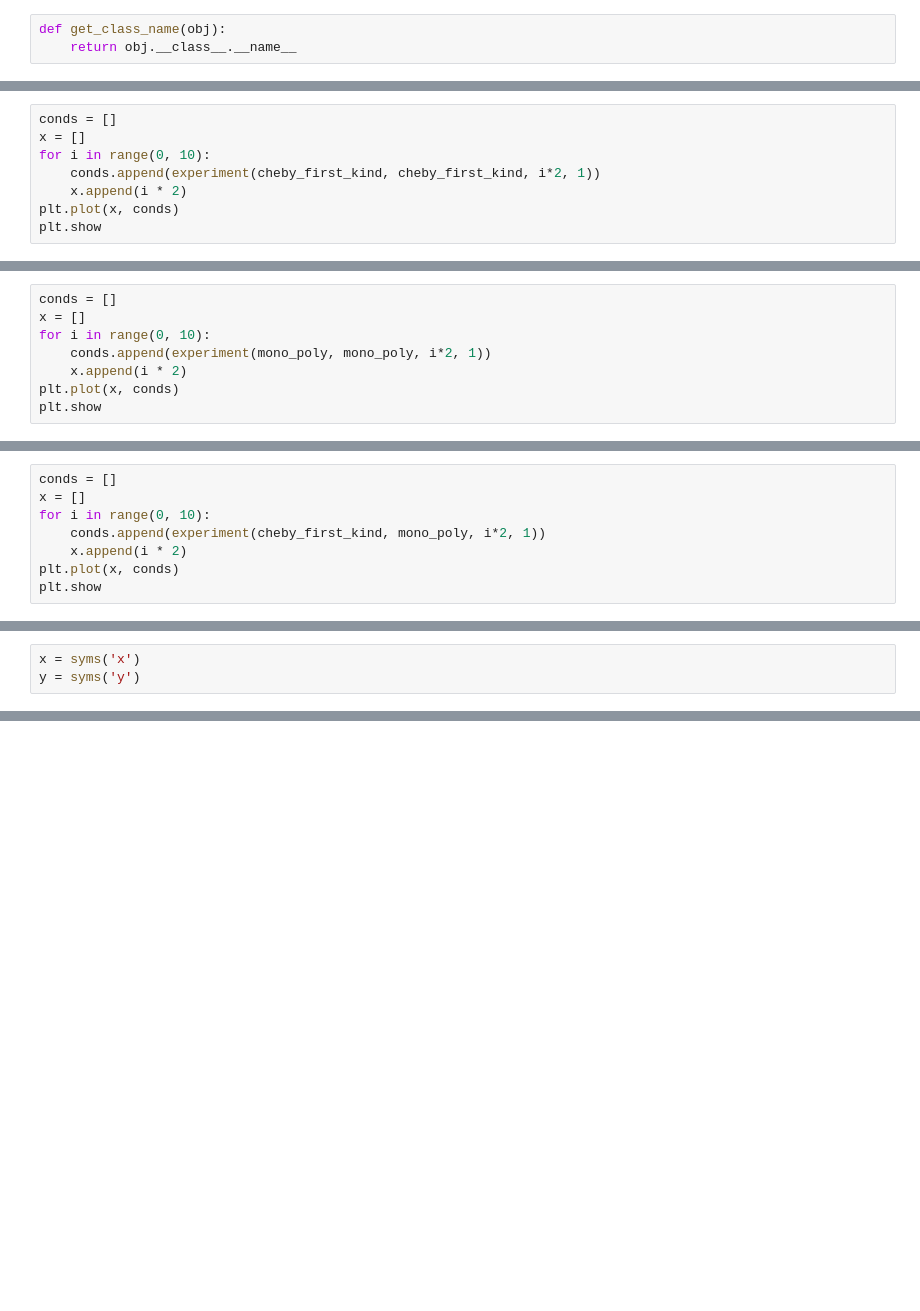
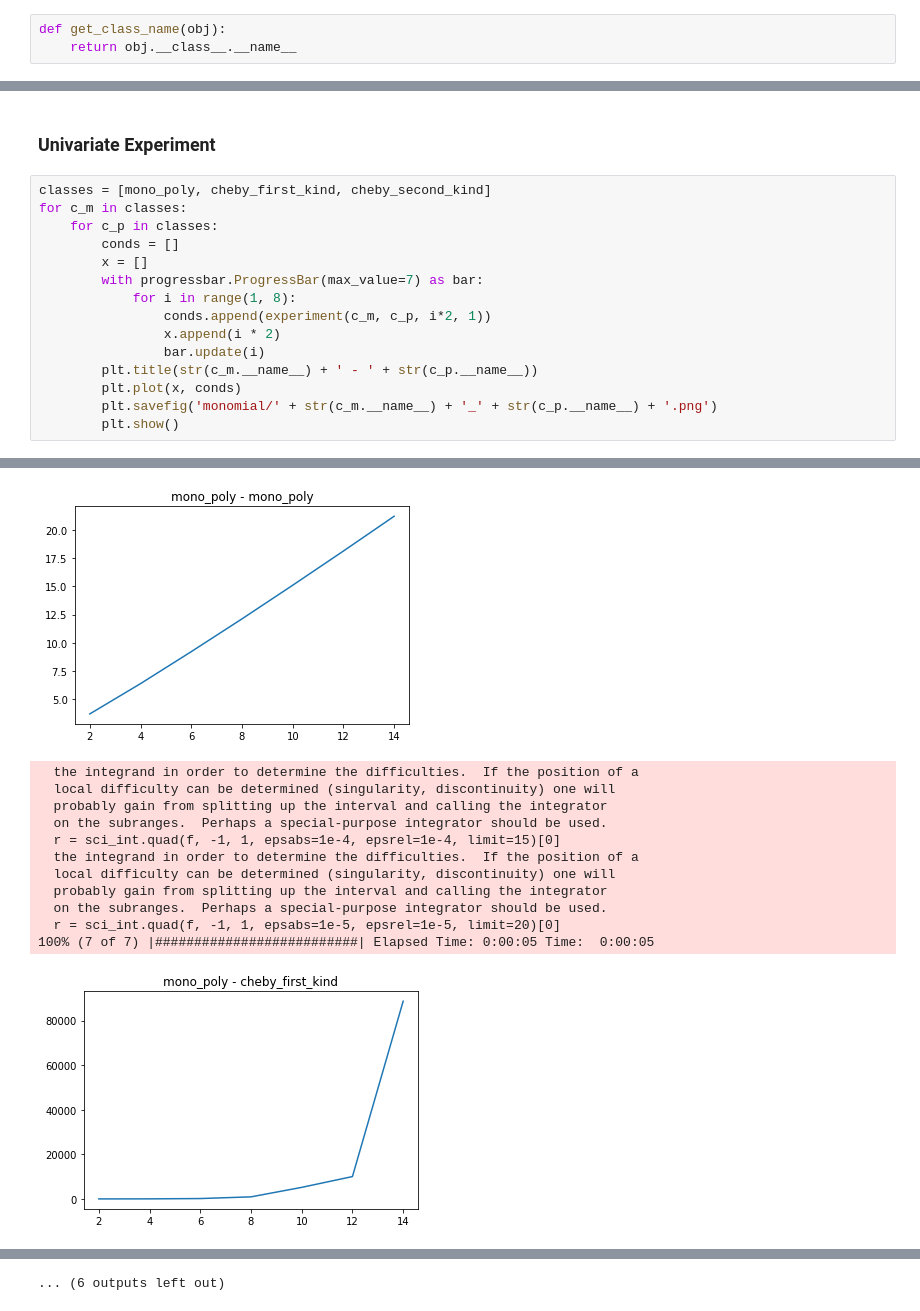
Before and after one commit to YixuanSeanZhou/math_honor_project, a Jupyter notebook: python_code/Coefficient_Moment_Matrix.ipynb, the cells around one changed output, grey strips where cells are left out. Saved outputs shown, nothing was run; the diff lists cells and outputs as text; blank space fills up the shorter version.

```diff
--- a/python_code/Coefficient_Moment_Matrix.ipynb
+++ b/python_code/Coefficient_Moment_Matrix.ipynb
@@ -475,8 +31,0 @@ experiment(mono_poly, mono_poly, 30, 1)
-# %%
-conds = []
-x = []
-for i in range(0, 10):
-    conds.append(experiment(cheby_first_kind, cheby_first_kind, i*2, 1))
-    x.append(i * 2)
-plt.plot(x, conds)
-plt.show
@@ -486,8 +31,0 @@ plt.show
-# %%
-conds = []
-x = []
-for i in range(0, 10):
-    conds.append(experiment(mono_poly, mono_poly, i*2, 1))
-    x.append(i * 2)
-plt.plot(x, conds)
-plt.show
@@ -497,8 +31,0 @@ plt.show
-# %%
-conds = []
-x = []
-for i in range(0, 10):
-    conds.append(experiment(cheby_first_kind, mono_poly, i*2, 1))
-    x.append(i * 2)
-plt.plot(x, conds)
-plt.show
@@ -512,3 +31,0 @@ experiment(cheby_first_kind, mono_poly, 8, 1)
-# %%
-x = syms('x')
-y = syms('y')
@@ -522,0 +493,18 @@ T_2_2 =
+# %% [markdown]
+### Univariate Experiment
+# %%
+classes = [mono_poly, cheby_first_kind, cheby_second_kind]
+for c_m in classes:
+    for c_p in classes:
+        conds = []
+        x = []
+        with progressbar.ProgressBar(max_value=7) as bar:
+            for i in range(1, 8):
+                conds.append(experiment(c_m, c_p, i*2, 1))
+                x.append(i * 2)
+                bar.update(i)
+        plt.title(str(c_m.__name__) + ' - ' + str(c_p.__name__))
+        plt.plot(x, conds)
+        plt.savefig('monomial/' + str(c_m.__name__) + '_' + str(c_p.__name__) + '.png')
+        plt.show()
+# %% [output]
@@ -522,0 +512,13 @@ T_2_2 =
+[figure, added]
+  the integrand in order to determine the difficulties.  If the position of a
+  local difficulty can be determined (singularity, discontinuity) one will
+  probably gain from splitting up the interval and calling the integrator
+  on the subranges.  Perhaps a special-purpose integrator should be used.
+  r = sci_int.quad(f, -1, 1, epsabs=1e-4, epsrel=1e-4, limit=15)[0]
+  the integrand in order to determine the difficulties.  If the position of a
+  local difficulty can be determined (singularity, discontinuity) one will
+  probably gain from splitting up the interval and calling the integrator
+  on the subranges.  Perhaps a special-purpose integrator should be used.
+  r = sci_int.quad(f, -1, 1, epsabs=1e-5, epsrel=1e-5, limit=20)[0]
+100% (7 of 7) |##########################| Elapsed Time: 0:00:05 Time:  0:00:05
+[figure, added]
@@ -522,0 +533 @@ T_2_2 =
+... (6 outputs left out)
```
Also changed, not shown: parts of 48 cells of this notebook, 13 other files.
